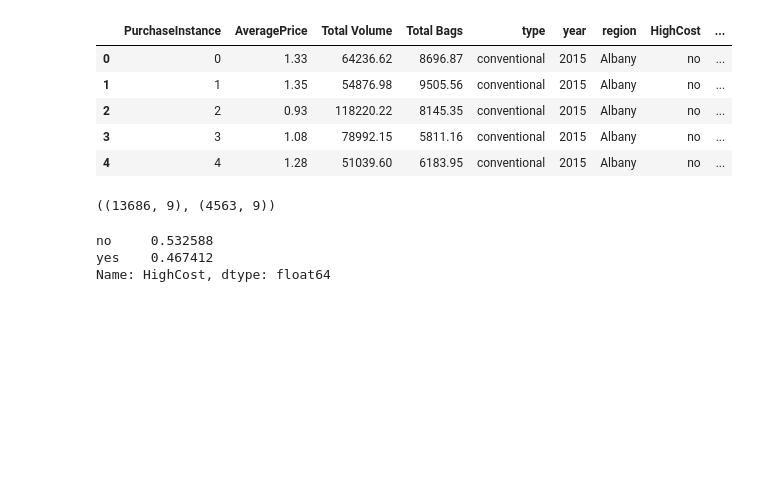
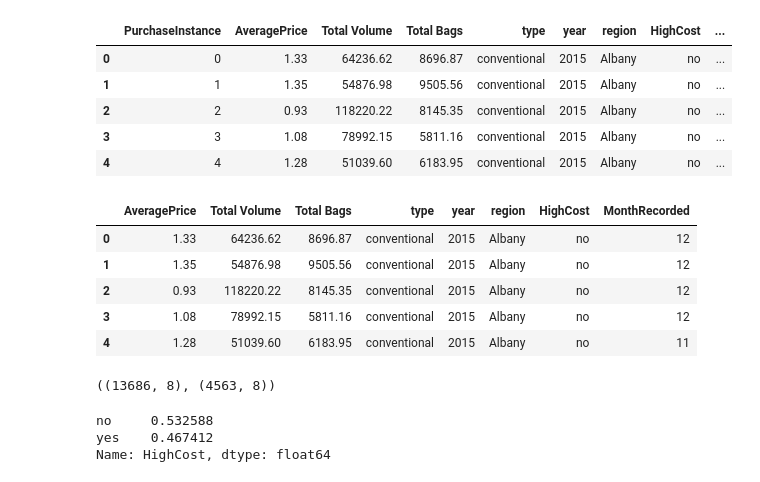
Before and after one commit to CurdtMillion/DS-Unit-2-Applied-Modeling, a Jupyter notebook: module1-define-ml-problems/LS_DS_231_assignment.ipynb, the cells around one changed output. Cells and saved outputs as stored; diff of their text form; code cells hidden in the pictures; blank space fills up the shorter version.

```diff
--- a/module1-define-ml-problems/LS_DS_231_assignment.ipynb
+++ b/module1-define-ml-problems/LS_DS_231_assignment.ipynb
@@ -180,13 +180,24 @@ df.head()
 | 2 | 2 | 0.93 | 118220.22 | 8145.35 | conventional | 2015 | Albany | no | ... |
 | 3 | 3 | 1.08 | 78992.15 | 5811.16 | conventional | 2015 | Albany | no | ... |
 | 4 | 4 | 1.28 | 51039.60 | 6183.95 | conventional | 2015 | Albany | no | ... |
+# %%
+# Removing column called PurchaseInstance, as I don't think it's needed:
+df = df.drop(columns='PurchaseInstance')
+df.head()
+# %% [output]
+|  | AveragePrice | Total Volume | Total Bags | type | year | region | HighCost | MonthRecorded |
+| 0 | 1.33 | 64236.62 | 8696.87 | conventional | 2015 | Albany | no | 12 |
+| 1 | 1.35 | 54876.98 | 9505.56 | conventional | 2015 | Albany | no | 12 |
+| 2 | 0.93 | 118220.22 | 8145.35 | conventional | 2015 | Albany | no | 12 |
+| 3 | 1.08 | 78992.15 | 5811.16 | conventional | 2015 | Albany | no | 12 |
+| 4 | 1.28 | 51039.60 | 6183.95 | conventional | 2015 | Albany | no | 11 |
 # %%
 # Determining the majority class:
 from sklearn.model_selection import train_test_split
 train, test = train_test_split(df, random_state=42)
 train.shape, test.shape
 # %% [output]
-((13686, 9), (4563, 9))
+((13686, 8), (4563, 8))
 # %%
 target = 'HighCost'
 y_train = train[target]
```
Also changed, not shown: parts of 10 cells of this notebook, 1 other file.
